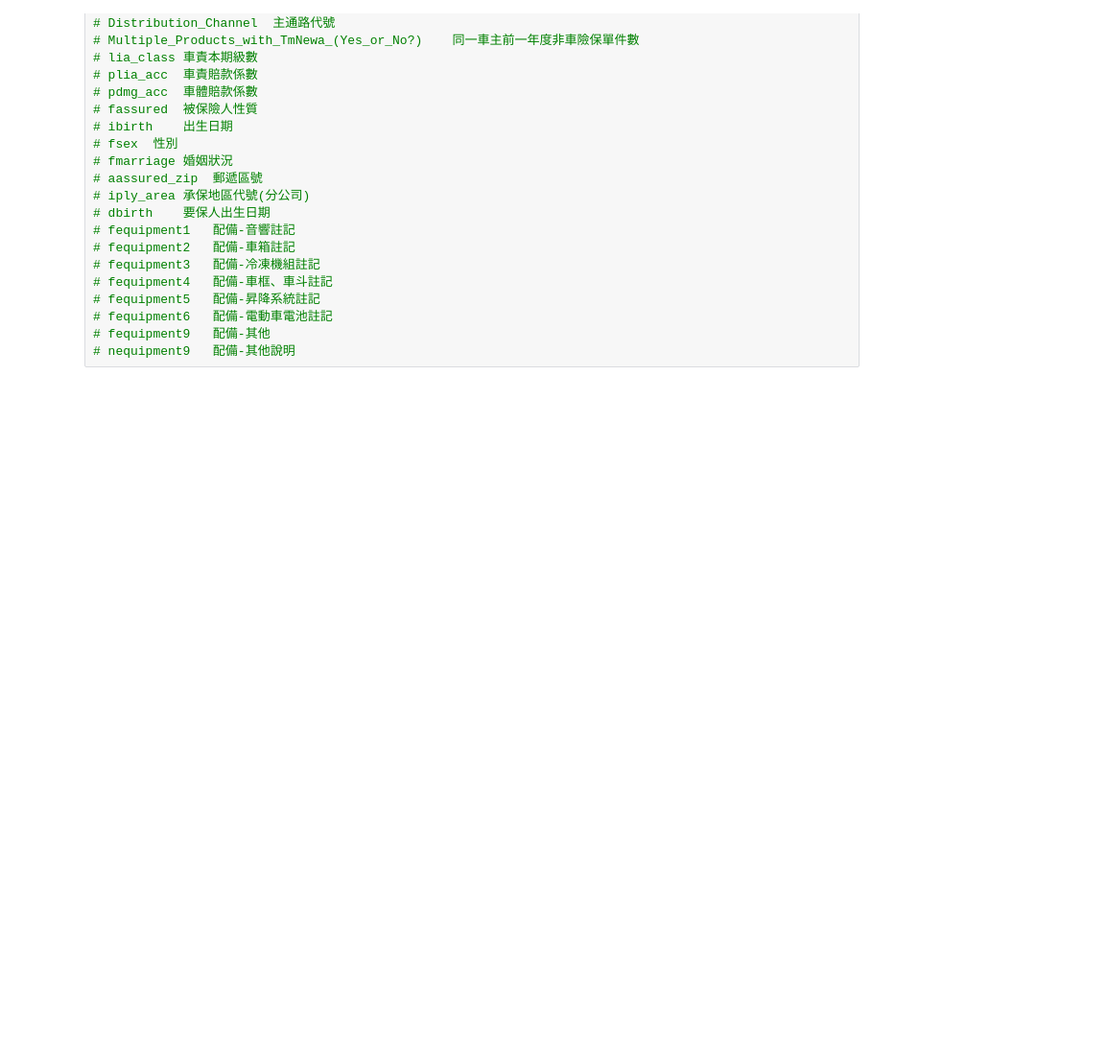
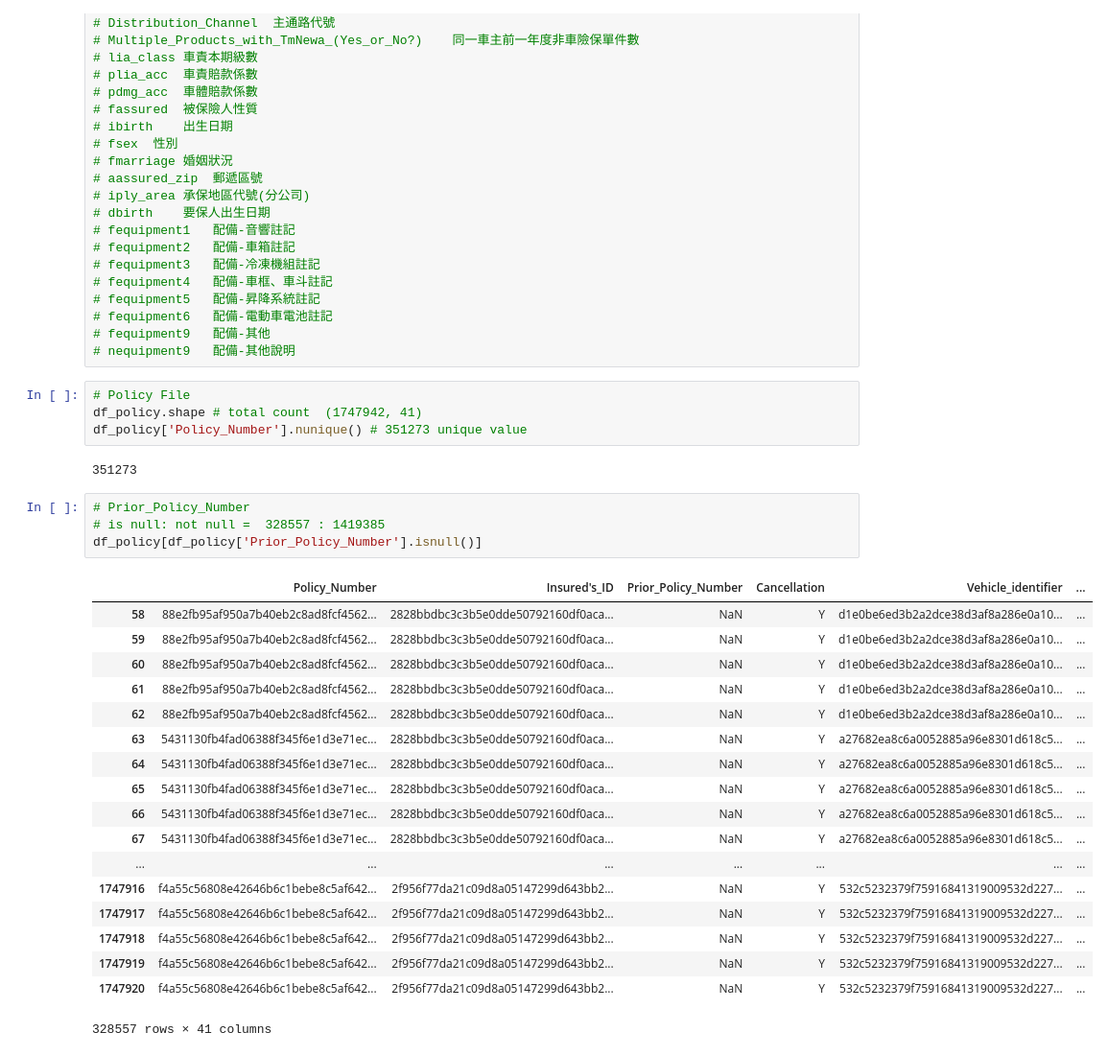
Before and after one commit to taipingeric/tbddd, a Jupyter notebook: EDA.ipynb, the cells around one changed output. Shown: that part at 96% size. Cells and saved outputs as stored; diff of their text form; blank space fills up the shorter version.

```diff
--- a/EDA.ipynb
+++ b/EDA.ipynb
@@ -58,3 +57,32 @@ df_policy['Policy_Number'].nunique() # 351273 unique
 # fequipment6	配備-電動車電池註記
 # fequipment9	配備-其他
 # nequipment9	配備-其他說明
+# %%
+# Policy File
+df_policy.shape # total count  (1747942, 41)
+df_policy['Policy_Number'].nunique() # 351273 unique value
+# %% [output]
+351273
+# %%
+# Prior_Policy_Number
+# is null: not null =  328557 : 1419385
+df_policy[df_policy['Prior_Policy_Number'].isnull()]
+# %% [output]
+|  | Policy_Number | Insured's_ID | Prior_Policy_Number | Cancellation | Vehicle_identifier | ... |
+| 58 | 88e2fb95af950a7b40eb2c8ad8fcf4562... | 2828bbdbc3c3b5e0dde50792160df0aca... | NaN | Y | d1e0be6ed3b2a2dce38d3af8a286e0a10... | ... |
+| 59 | 88e2fb95af950a7b40eb2c8ad8fcf4562... | 2828bbdbc3c3b5e0dde50792160df0aca... | NaN | Y | d1e0be6ed3b2a2dce38d3af8a286e0a10... | ... |
+| 60 | 88e2fb95af950a7b40eb2c8ad8fcf4562... | 2828bbdbc3c3b5e0dde50792160df0aca... | NaN | Y | d1e0be6ed3b2a2dce38d3af8a286e0a10... | ... |
+| 61 | 88e2fb95af950a7b40eb2c8ad8fcf4562... | 2828bbdbc3c3b5e0dde50792160df0aca... | NaN | Y | d1e0be6ed3b2a2dce38d3af8a286e0a10... | ... |
+| 62 | 88e2fb95af950a7b40eb2c8ad8fcf4562... | 2828bbdbc3c3b5e0dde50792160df0aca... | NaN | Y | d1e0be6ed3b2a2dce38d3af8a286e0a10... | ... |
+| 63 | 5431130fb4fad06388f345f6e1d3e71ec... | 2828bbdbc3c3b5e0dde50792160df0aca... | NaN | Y | a27682ea8c6a0052885a96e8301d618c5... | ... |
+| 64 | 5431130fb4fad06388f345f6e1d3e71ec... | 2828bbdbc3c3b5e0dde50792160df0aca... | NaN | Y | a27682ea8c6a0052885a96e8301d618c5... | ... |
+| 65 | 5431130fb4fad06388f345f6e1d3e71ec... | 2828bbdbc3c3b5e0dde50792160df0aca... | NaN | Y | a27682ea8c6a0052885a96e8301d618c5... | ... |
+| 66 | 5431130fb4fad06388f345f6e1d3e71ec... | 2828bbdbc3c3b5e0dde50792160df0aca... | NaN | Y | a27682ea8c6a0052885a96e8301d618c5... | ... |
+| 67 | 5431130fb4fad06388f345f6e1d3e71ec... | 2828bbdbc3c3b5e0dde50792160df0aca... | NaN | Y | a27682ea8c6a0052885a96e8301d618c5... | ... |
+| ... | ... | ... | ... | ... | ... | ... |
+| 1747916 | f4a55c56808e42646b6c1bebe8c5af642... | 2f956f77da21c09d8a05147299d643bb2... | NaN | Y | 532c5232379f75916841319009532d227... | ... |
+| 1747917 | f4a55c56808e42646b6c1bebe8c5af642... | 2f956f77da21c09d8a05147299d643bb2... | NaN | Y | 532c5232379f75916841319009532d227... | ... |
+| 1747918 | f4a55c56808e42646b6c1bebe8c5af642... | 2f956f77da21c09d8a05147299d643bb2... | NaN | Y | 532c5232379f75916841319009532d227... | ... |
+| 1747919 | f4a55c56808e42646b6c1bebe8c5af642... | 2f956f77da21c09d8a05147299d643bb2... | NaN | Y | 532c5232379f75916841319009532d227... | ... |
+| 1747920 | f4a55c56808e42646b6c1bebe8c5af642... | 2f956f77da21c09d8a05147299d643bb2... | NaN | Y | 532c5232379f75916841319009532d227... | ... |
+328557 rows × 41 columns
```
Also changed, not shown: parts of 5 cells of this notebook.
